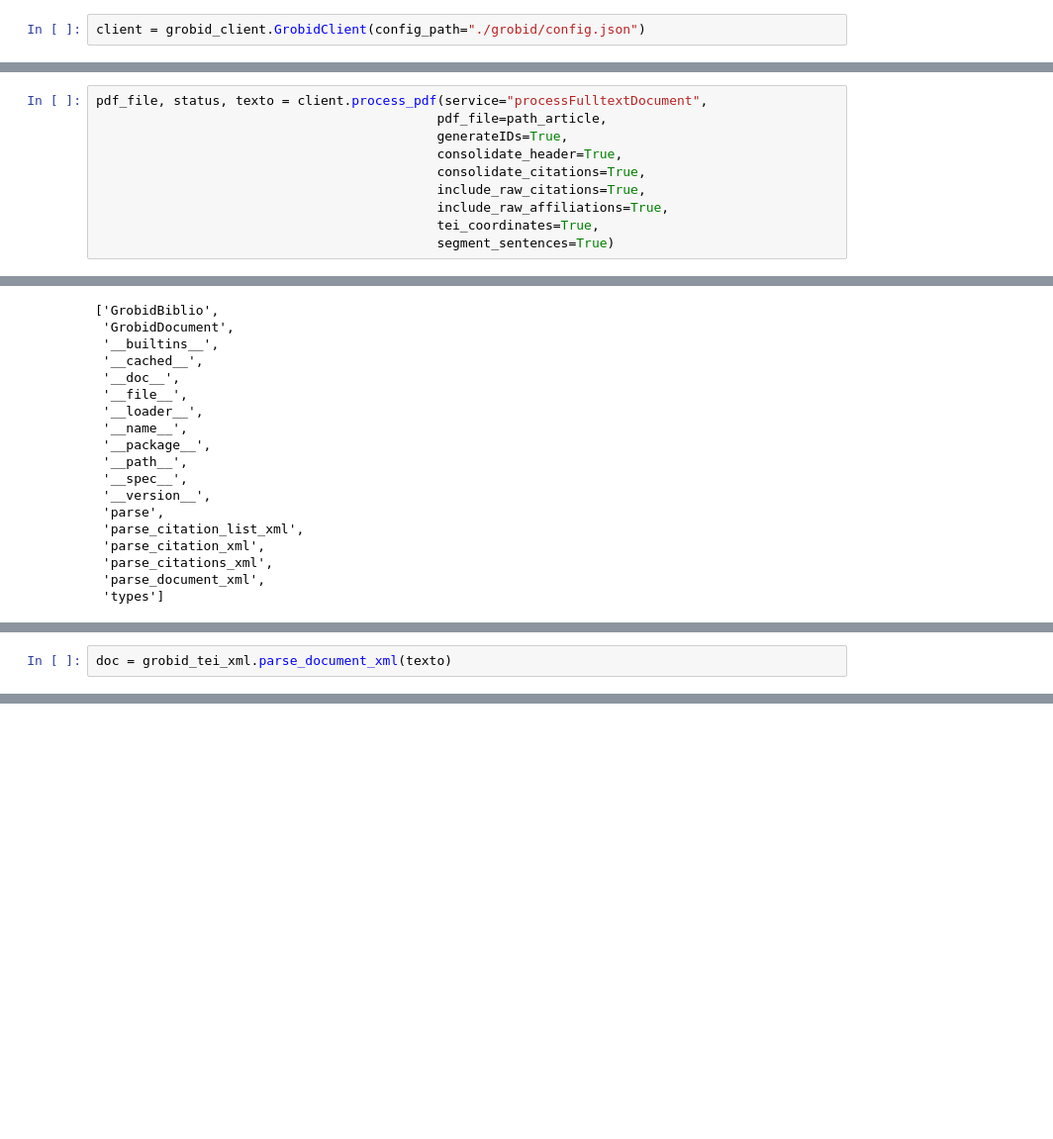
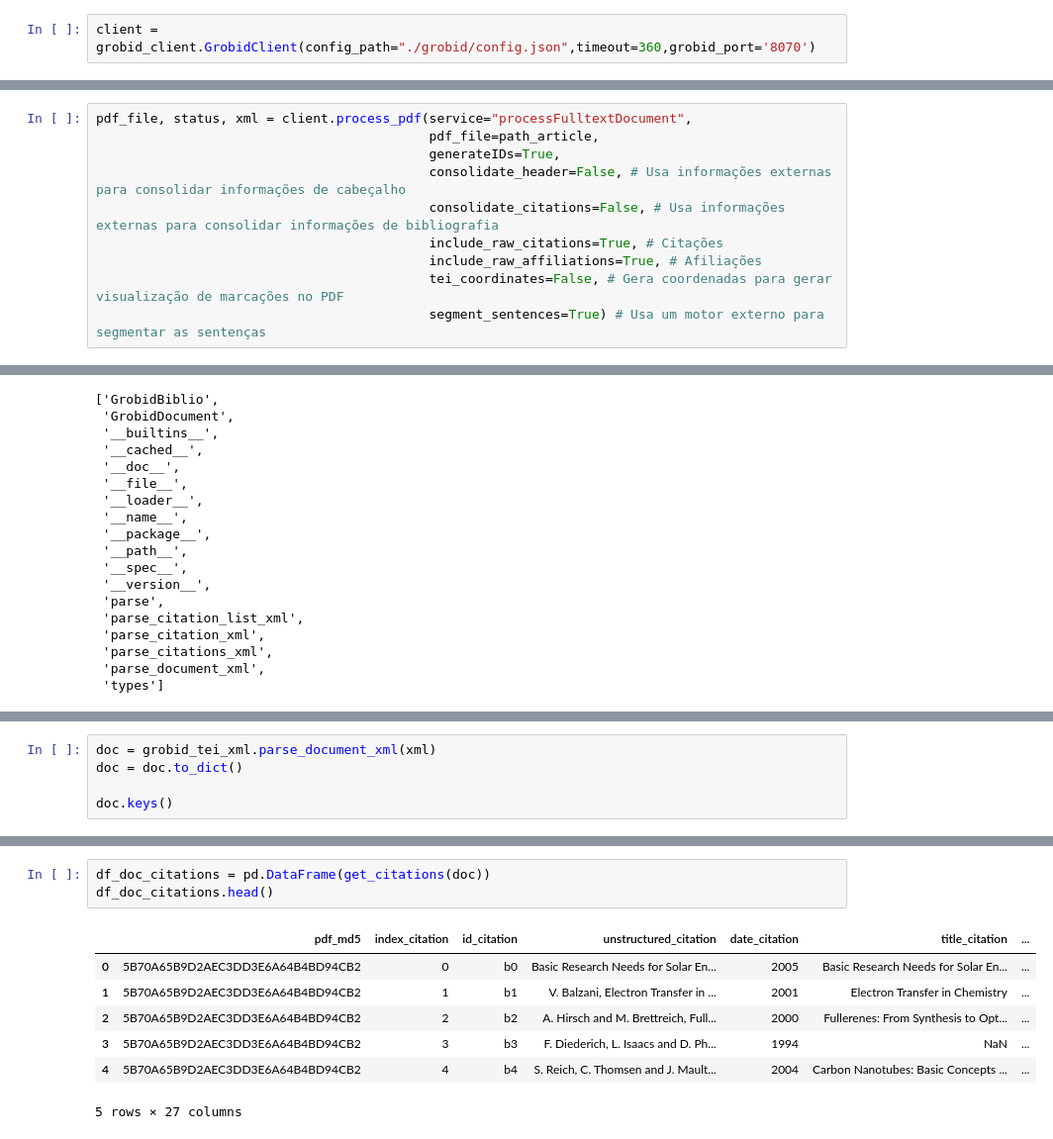
Before and after one commit to Vieirbat/Summarticles, a Jupyter notebook: notebooks/Usando Grobid.ipynb, the cells around one changed output, grey strips where cells are left out. Shown: that part at 99% size. Cells and saved outputs as stored; diff of their text form; blank space fills up the shorter version.

Commit message:
convertendo informação do grobid tei xml em dataframes

```diff
--- a/notebooks/Usando Grobid.ipynb
+++ b/notebooks/Usando Grobid.ipynb
@@ -26,17 +45,17 @@ port = 8070
 # %%
-client = grobid_client.GrobidClient(config_path="./grobid/config.json")
+client = grobid_client.GrobidClient(config_path="./grobid/config.json",timeout=360,grobid_port='8070')
 # %% [output]
 GROBID server is up and running
 # %%
-pdf_file, status, texto = client.process_pdf(service="processFulltextDocument",
-                                            pdf_file=path_article,
-                                            generateIDs=True,
-                                            consolidate_header=True,
-                                            consolidate_citations=True,
-                                            include_raw_citations=True,
-                                            include_raw_affiliations=True,
-                                            tei_coordinates=True,
-                                            segment_sentences=True)
+pdf_file, status, xml = client.process_pdf(service="processFulltextDocument",
+                                           pdf_file=path_article,
+                                           generateIDs=True,
+                                           consolidate_header=False, # Usa informações externas para consolidar informações de cabeçalho
+                                           consolidate_citations=False, # Usa informações externas para consolidar informações de bibliografia
+                                           include_raw_citations=True, # Citações
+                                           include_raw_affiliations=True, # Afiliações
+                                           tei_coordinates=False, # Gera coordenadas para gerar visualização de marcações no PDF
+                                           segment_sentences=True) # Usa um motor externo para segmentar as sentenças
 # %%
 pdf_file
 # %% [output]
@@ -78,2 +96,5 @@ print(cit)
 # %%
-doc = grobid_tei_xml.parse_document_xml(texto)
+doc = grobid_tei_xml.parse_document_xml(xml)
+doc = doc.to_dict()
+
+doc.keys()
@@ -135,0 +502,11 @@ SyntaxError: invalid syntax (<ipython-input-28-96988bc3b683>, line 1)
+# %%
+df_doc_citations = pd.DataFrame(get_citations(doc))
+df_doc_citations.head()
+# %% [output]
+|  | pdf_md5 | index_citation | id_citation | unstructured_citation | date_citation | title_citation | ... |
+| 0 | 5B70A65B9D2AEC3DD3E6A64B4BD94CB2 | 0 | b0 | Basic Research Needs for Solar En... | 2005 | Basic Research Needs for Solar En... | ... |
+| 1 | 5B70A65B9D2AEC3DD3E6A64B4BD94CB2 | 1 | b1 | V. Balzani, Electron Transfer in ... | 2001 | Electron Transfer in Chemistry | ... |
+| 2 | 5B70A65B9D2AEC3DD3E6A64B4BD94CB2 | 2 | b2 | A. Hirsch and M. Brettreich, Full... | 2000 | Fullerenes: From Synthesis to Opt... | ... |
+| 3 | 5B70A65B9D2AEC3DD3E6A64B4BD94CB2 | 3 | b3 | F. Diederich, L. Isaacs and D. Ph... | 1994 | NaN | ... |
+| 4 | 5B70A65B9D2AEC3DD3E6A64B4BD94CB2 | 4 | b4 | S. Reich, C. Thomsen and J. Mault... | 2004 | Carbon Nanotubes: Basic Concepts ... | ... |
+5 rows × 27 columns
```
Also changed, not shown: parts of 48 cells of this notebook, 1 other file.
